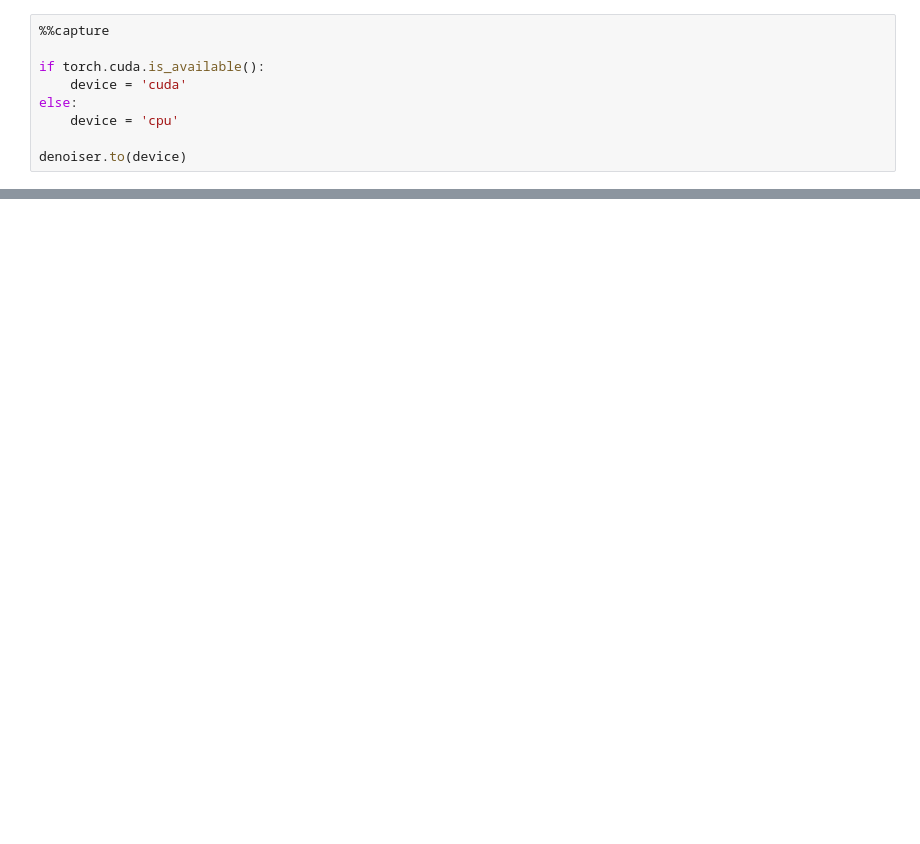
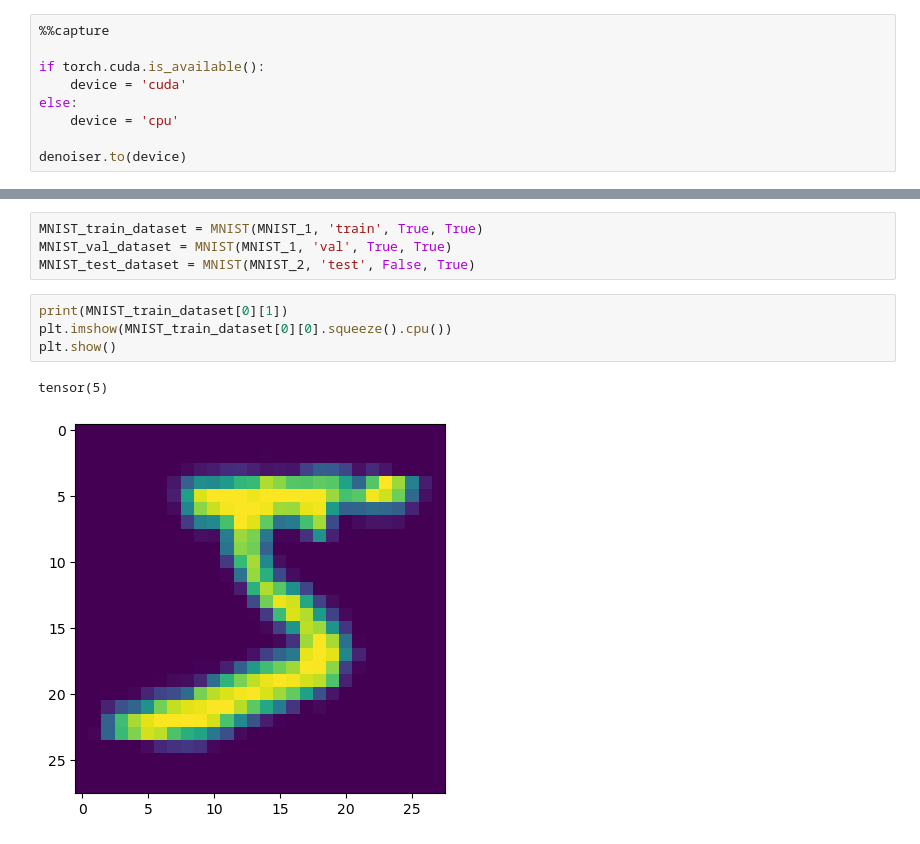
Before and after one commit to krupartea/MNIST-Noise-Reduction, a Jupyter notebook: Noise reduction.ipynb, the cells around one changed output, grey strips where cells are left out. Saved outputs shown, nothing was run; the diff lists cells and outputs as text; blank space fills up the shorter version.

```diff
--- a/Noise reduction.ipynb
+++ b/Noise reduction.ipynb
@@ -182,0 +235,11 @@ plt.show()
+# %%
+MNIST_train_dataset = MNIST(MNIST_1, 'train', True, True)
+MNIST_val_dataset = MNIST(MNIST_1, 'val', True, True)
+MNIST_test_dataset = MNIST(MNIST_2, 'test', False, True)
+# %%
+print(MNIST_train_dataset[0][1])
+plt.imshow(MNIST_train_dataset[0][0].squeeze().cpu())
+plt.show()
+# %% [output]
+tensor(5)
+[figure, added]
```
Also changed, not shown: parts of 16 cells of this notebook, 2 other files.
